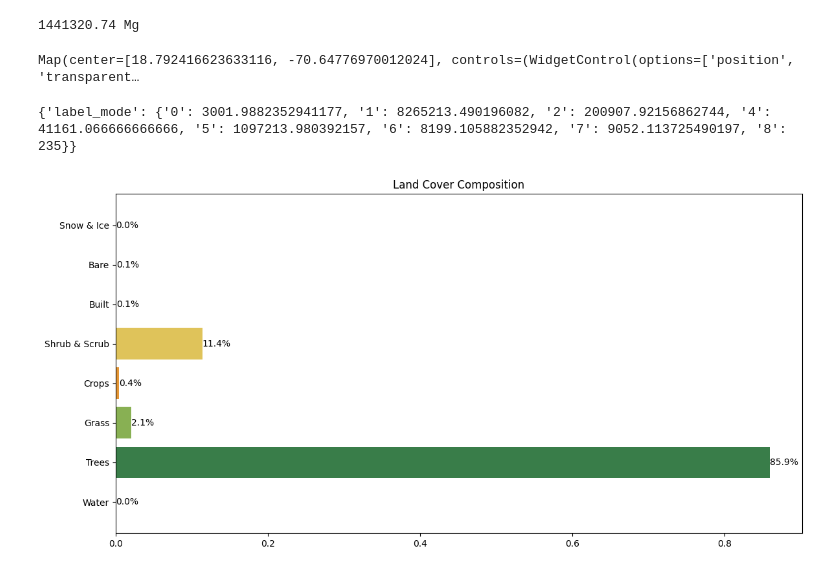
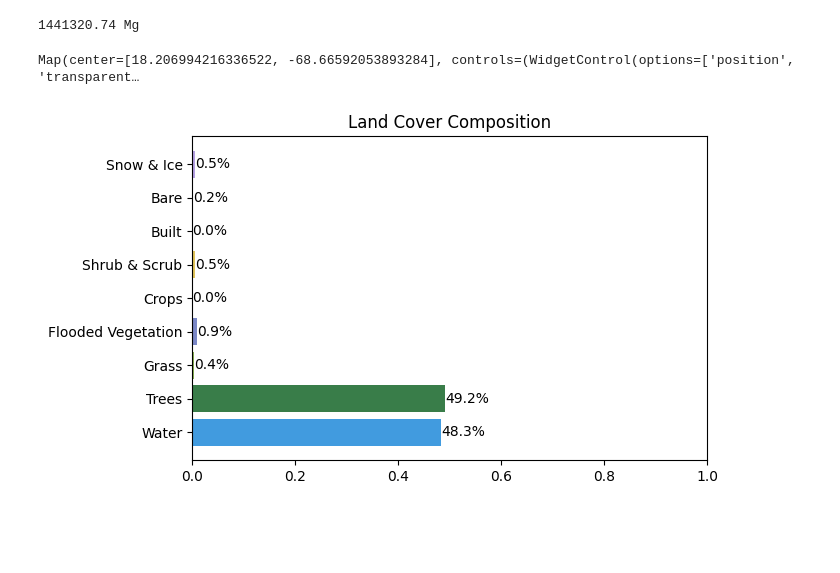
Before and after one commit to osgeokr/kari-sdm, a Jupyter notebook: 240726_npp_analysis_cotubanama_national_park.ipynb, the cells around one changed output. Cells and saved outputs as stored; diff of their text form; code cells hidden in the pictures; blank space fills up the shorter version.

```diff
--- a/240726_npp_analysis_cotubanama_national_park.ipynb
+++ b/240726_npp_analysis_cotubanama_national_park.ipynb
@@ -90,10 +90,10 @@ print(f"{total_npp:.2f} Mg")
 wdpa = ee.FeatureCollection("WCMC/WDPA/current/polygons")
 
 # Cotubanama National Park
-# wdpa = wdpa.filter(ee.Filter.eq('WDPAID', 180))
+wdpa = wdpa.filter(ee.Filter.eq('WDPAID', 180))
 
 # Valle Nuevo National Park
-wdpa = wdpa.filter(ee.Filter.eq('WDPAID', 478142))
+# wdpa = wdpa.filter(ee.Filter.eq('WDPAID', 478142))
 # %%
 # 날짜 범위 설정
 start_date = '2023-01-01'
@@ -129,7 +129,7 @@ m.add_legend(builtin_legend="Dynamic_World", title="Land Cover")
 m.centerObject(dw_composite_clipped, 10)
 m
 # %% [output]
-Map(center=[18.792416623633116, -70.64776970012024], controls=(WidgetControl(options=['position', 'transparent…
+Map(center=[18.206994216336522, -68.66592053893284], controls=(WidgetControl(options=['position', 'transparent…
 # %%
 # 토지 피복 클래스의 픽셀 수 계산
 counts = dw_composite_clipped.reduceRegion(
@@ -141,40 +141,39 @@ counts = dw_composite_clipped.reduceRegion(
 
 # Dictionary에서 'label_mode' 키 값 가져오기
 counts = counts['label_mode']
-# %% [output]
-{'label_mode': {'0': 3001.9882352941177, '1': 8265213.490196082, '2': 200907.92156862744, '4': 41161.066666666666, '5': 1097213.980392157, '6': 8199.105882352942, '7': 9052.113725490197, '8': 235}}
 # %%
 # 데이터프레임으로 변환
 df = pd.DataFrame(list(counts.items()), columns=['Class', 'Count'])
 
 # 클래스 이름 및 색상 매핑
 class_names = ['Water', 'Trees', 'Grass', 'Flooded Vegetation', 'Crops', 'Shrub & Scrub', 'Built', 'Bare', 'Snow & Ice']
 class_colors = ['#419BDF', '#397D49', '#88B053', '#7A87C6', '#E49635', '#DFC35A', '#C4281B', '#A59B8F', '#B39FE1']
 
 # 클래스 이름과 색상을 매핑하여 데이터프레임에 추가
 df['Class'] = df['Class'].astype(int)
 df['Class Name'] = df['Class'].apply(lambda x: class_names[x] if x < len(class_names) else 'Unknown')
 df['Color'] = df['Class'].apply(lambda x: class_colors[x] if x < len(class_colors) else '#000000')
 df = df.sort_values(by='Class')
 
 # 전체 픽셀 수 계산
 total_count = df['Count'].sum()
 
 # 각 클래스의 비율 계산
 df['Percentage'] = df['Count'] / total_count
 
 # 막대 그래프 생성 (수평 막대 그래프)
-plt.figure(figsize=(12, 6))
+plt.figure(figsize=(7, 4))
 bars = plt.barh(df['Class Name'], df['Percentage'], color=df['Color'])
 
 # 퍼센트 레이블 추가
 for bar, percentage in zip(bars, df['Percentage']):
     plt.text(bar.get_width(), bar.get_y() + bar.get_height() / 2, f'{percentage:.1%}', ha='left', va='center')
 
 # plt.ylabel('Land Cover Class')
 # plt.xlabel('Percentage')
+plt.xlim(0, 1)
 plt.title('Land Cover Composition')
 plt.tight_layout()
 plt.show()
 # %% [output]
-[figure, old version]
+[figure, new version]
```
Also changed, not shown: parts of 1 cell of this notebook.
